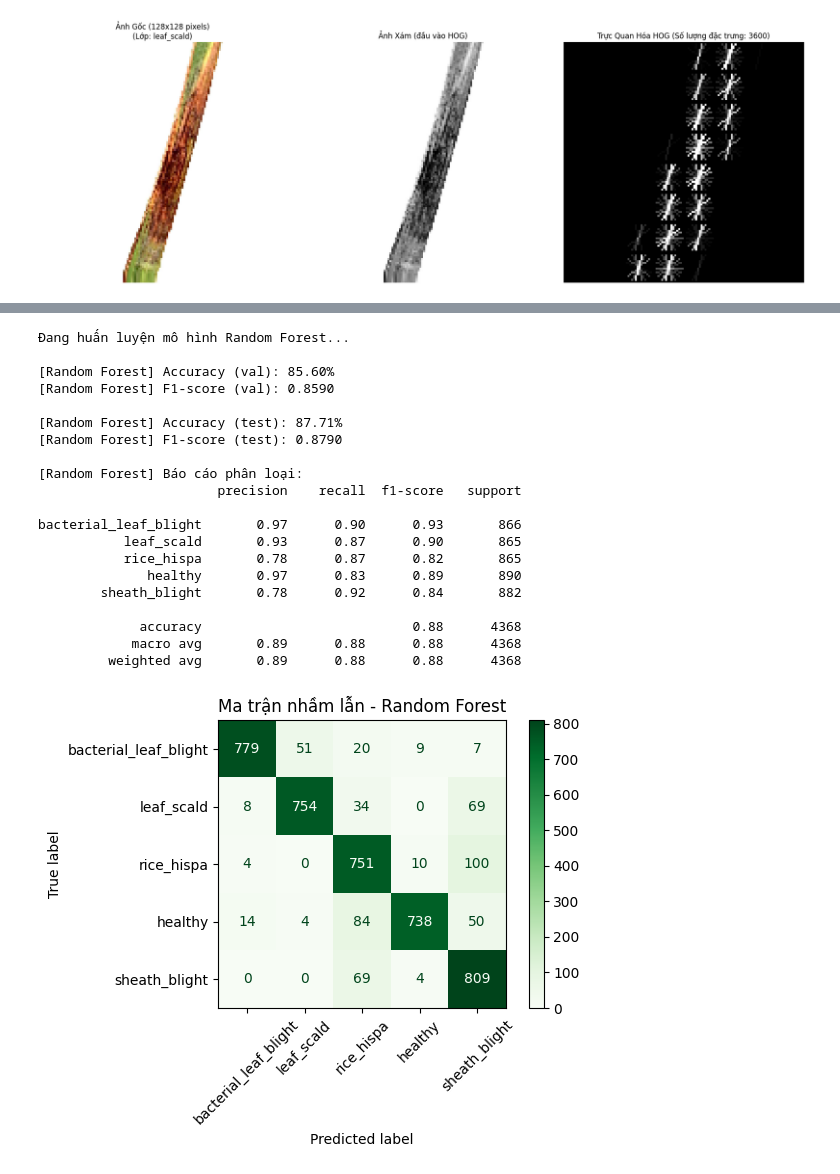
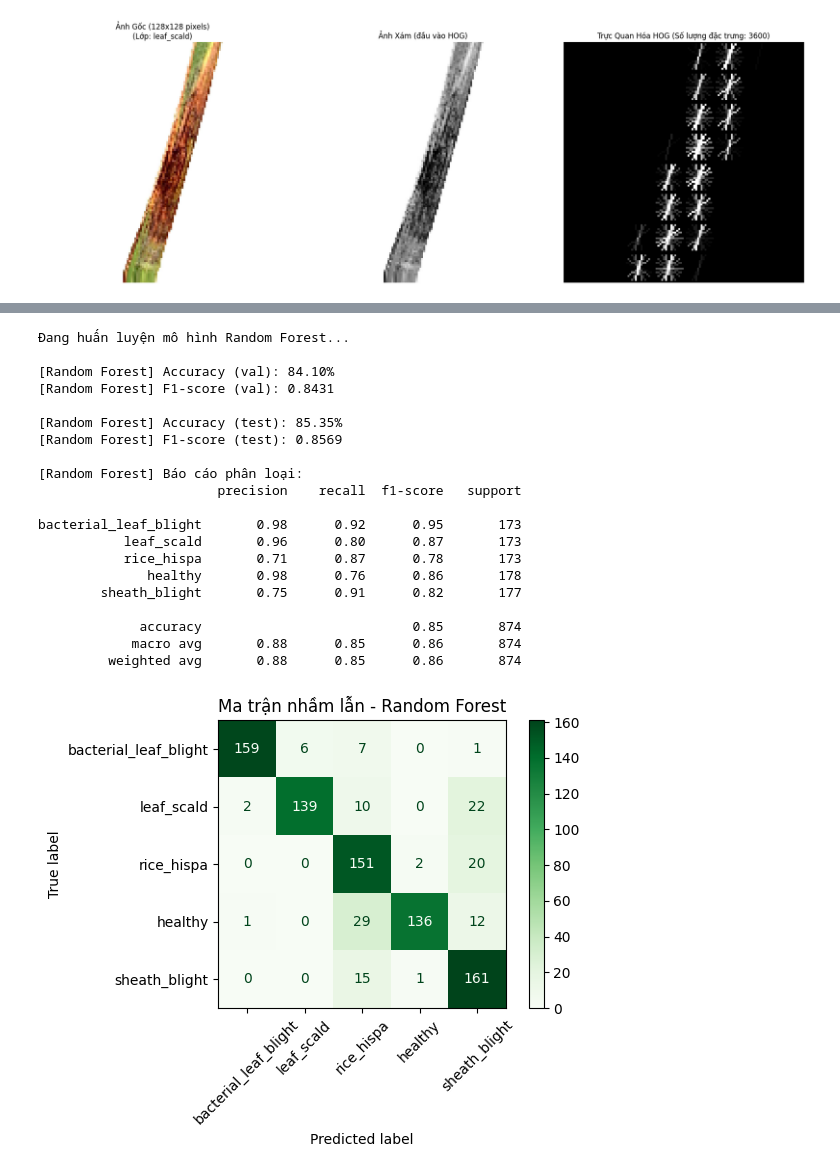
Before and after one commit to HoCogThanh/thanh, a Jupyter notebook: SVM.ipynb, the cells around one changed output, grey strips where cells are left out. Drawn from its saved outputs; the diff is of its cells as text; code cells hidden in the pictures.

```diff
--- a/SVM.ipynb
+++ b/SVM.ipynb
@@ -730,16 +1741,15 @@ Số lượng mẫu theo từng lớp trong tập Train:
 # %%
 #  Mô hình Random Forest
 
-# ====== Cấu hình đường dẫn ======
-DATA_DIR = '/content/drive/MyDrive/Lua _5_4Au_16.4'
+DATA_DIR = "/content/drive/MyDrive/Lua_16:4_HOG+Color"
 
-X_train = np.load(os.path.join(DATA_DIR, 'X_train3.npy'))
-X_val   = np.load(os.path.join(DATA_DIR, 'X_val3.npy'))
-X_test  = np.load(os.path.join(DATA_DIR, 'X_test3.npy'))
+X_train = np.load(os.path.join(DATA_DIR, 'X_train1.npy'))
+X_val   = np.load(os.path.join(DATA_DIR, 'X_val1.npy'))
+X_test  = np.load(os.path.join(DATA_DIR, 'X_test1.npy'))
 
-y_train = np.load(os.path.join(DATA_DIR, 'y_train3.npy'))
-y_val   = np.load(os.path.join(DATA_DIR, 'y_val3.npy'))
-y_test  = np.load(os.path.join(DATA_DIR, 'y_test3.npy'))
+y_train = np.load(os.path.join(DATA_DIR, 'y_train1.npy'))
+y_val   = np.load(os.path.join(DATA_DIR, 'y_val1.npy'))
+y_test  = np.load(os.path.join(DATA_DIR, 'y_test1.npy'))
 
 categories = [
     'bacterial_leaf_blight',
@@ -749,7 +1759,7 @@ categories = [
     'sheath_blight'
 ]
 print("\nĐang huấn luyện mô hình Random Forest...")
-rf_model = RandomForestClassifier(n_estimators=100, random_state=42)
+rf_model = RandomForestClassifier(n_estimators=150, random_state=42)
 rf_model.fit(X_train, y_train)
 
 # ====== Đánh giá trên tập validation ======
@@ -758,43 +1768,43 @@ val_acc_rf = accuracy_score(y_val, y_val_pred_rf)
 val_f1_rf = f1_score(y_val, y_val_pred_rf, average='weighted')
 print(f"\n[Random Forest] Accuracy (val): {val_acc_rf*100:.2f}%")
 print(f"[Random Forest] F1-score (val): {val_f1_rf:.4f}")
 
 # ====== Đánh giá trên tập test ======
 y_pred_rf = rf_model.predict(X_test)
 acc_rf = accuracy_score(y_test, y_pred_rf)
 f1_rf = f1_score(y_test, y_pred_rf, average='weighted')
 
 print(f"\n[Random Forest] Accuracy (test): {acc_rf*100:.2f}%")
 print(f"[Random Forest] F1-score (test): {f1_rf:.4f}")
 print("\n[Random Forest] Báo cáo phân loại:")
 print(classification_report(y_test, y_pred_rf, target_names=categories))
 
 # ====== Vẽ ma trận nhầm lẫn cho Random Forest ======
 cm_rf = confusion_matrix(y_test, y_pred_rf)
 disp_rf = ConfusionMatrixDisplay(confusion_matrix=cm_rf, display_labels=categories)
 disp_rf.plot(cmap="Greens", xticks_rotation=45)
 plt.title("Ma trận nhầm lẫn - Random Forest")
 plt.tight_layout()
 plt.show()
 # %% [output]
 Đang huấn luyện mô hình Random Forest...
 
-[Random Forest] Accuracy (val): 85.60%
-[Random Forest] F1-score (val): 0.8590
+[Random Forest] Accuracy (val): 84.10%
+[Random Forest] F1-score (val): 0.8431
 
-[Random Forest] Accuracy (test): 87.71%
-[Random Forest] F1-score (test): 0.8790
+[Random Forest] Accuracy (test): 85.35%
+[Random Forest] F1-score (test): 0.8569
 
 [Random Forest] Báo cáo phân loại:
                        precision    recall  f1-score   support
 
-bacterial_leaf_blight       0.97      0.90      0.93       866
-           leaf_scald       0.93      0.87      0.90       865
-           rice_hispa       0.78      0.87      0.82       865
-              healthy       0.97      0.83      0.89       890
-        sheath_blight       0.78      0.92      0.84       882
+bacterial_leaf_blight       0.98      0.92      0.95       173
+           leaf_scald       0.96      0.80      0.87       173
+           rice_hispa       0.71      0.87      0.78       173
+              healthy       0.98      0.76      0.86       178
+        sheath_blight       0.75      0.91      0.82       177
 
-             accuracy                           0.88      4368
-            macro avg       0.89      0.88      0.88      4368
-         weighted avg       0.89      0.88      0.88      4368
+             accuracy                           0.85       874
+            macro avg       0.88      0.85      0.86       874
+         weighted avg       0.88      0.85      0.86       874
-[figure, old version]
+[figure, new version]
```
Also changed, not shown: parts of 21 cells of this notebook.
